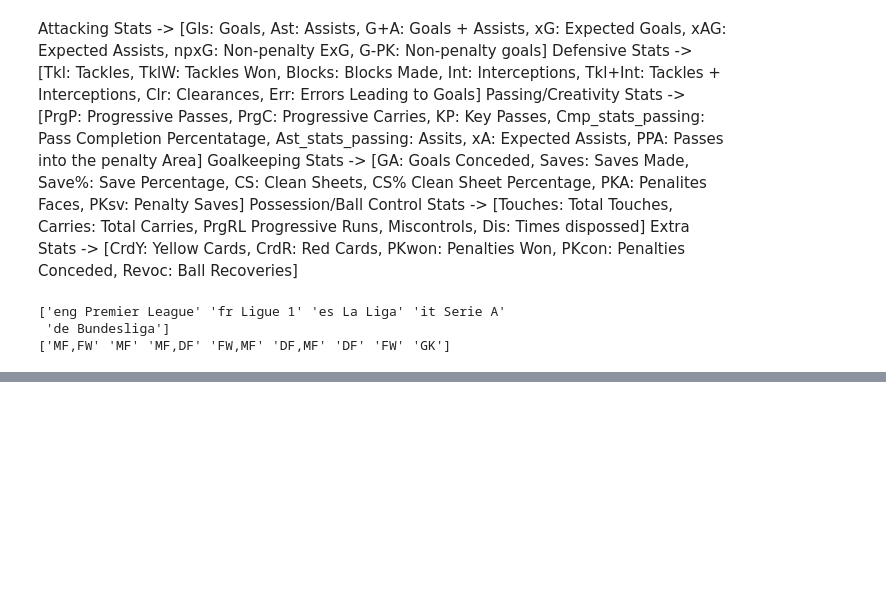
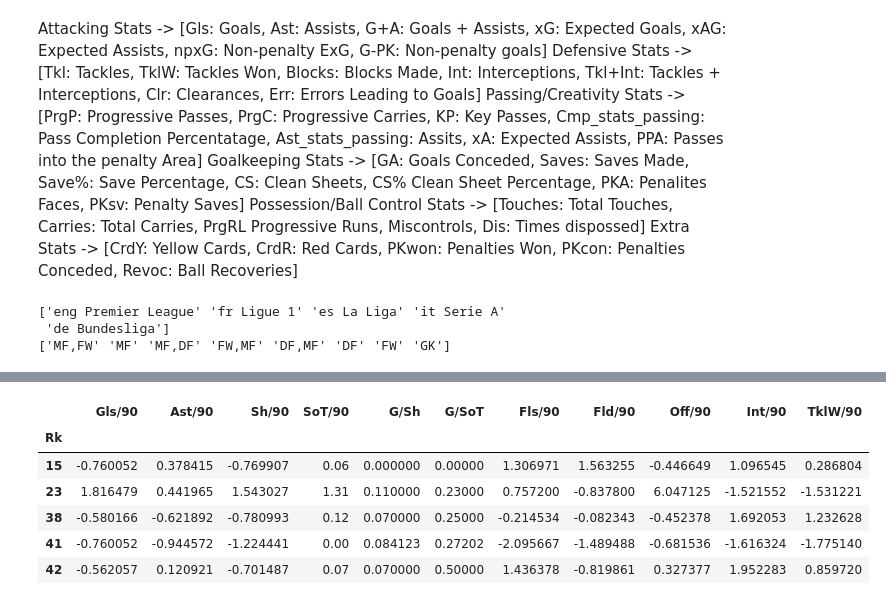
Before and after one commit to grahamx24/scoutGPT, a Jupyter notebook: notebooks/explore.ipynb, the cells around one changed output, grey strips where cells are left out. Saved outputs shown, nothing was run; the diff lists cells and outputs as text; code cells hidden in the pictures; blank space fills up the shorter version.

```diff
--- a/notebooks/explore.ipynb
+++ b/notebooks/explore.ipynb
@@ -57,0 +95,15 @@ prem_outfield.drop(columns=QUALITATIVE_FEATURES)
+# %%
+prem_keepers = prem[prem['Pos'] == 'GK']
+prem_keepers = prem_keepers[GOAL_KEEPER_FEATURES]
+#found no missing values
+
+cols_to_change = ['GA', 'Saves', 'CS', 'PKsv']
+prem_keepers[cols_to_change] = prem_keepers[cols_to_change].apply(lambda x : x / prem_keepers['90s'])
+
+prem_keepers = prem_keepers.rename(columns={'GA': 'GA/90', 'Saves': 'Saves/90', 'CS':'CS/90', 'PKsv': 'PKsv/90'})
+prem_keepers = prem_keepers.drop(columns='90s')
+
+ADJUSTED_COLS = ['GA/90', 'Saves/90', 'CS/90', 'PKsv/90']
+prem_keepers[ADJUSTED_COLS] = scaler.fit_transform(prem_keepers[ADJUSTED_COLS])
+
+prem_keepers.head()
@@ -57,0 +133,28 @@ prem_outfield.drop(columns=QUALITATIVE_FEATURES)
+# %%
+laliga_outfield = laliga[OUTFIELD_FEATURES]
+
+#missing features in G/Sh and G/SoT, fill with mean
+laliga_outfield['G/Sh'] = laliga_outfield['G/Sh'].fillna(laliga_outfield['G/Sh'].mean())
+laliga_outfield['G/SoT'] = laliga_outfield['G/SoT'].fillna(laliga_outfield['G/SoT'].mean())
+
+cols_to_change = ['Gls', 'Ast', 'Sh', 'Fls', 'Fld', 'Off', 'Int', 'TklW']
+laliga_outfield[cols_to_change] = laliga_outfield[cols_to_change].apply(lambda x : x / laliga_outfield['90s'])
+
+laliga_outfield = laliga_outfield.rename(columns={'Gls': 'Gls/90', 'Ast': 'Ast/90', 'Sh': 'Sh/90',
+                                              'Fls': 'Fls/90', 'Fld': 'Fld/90', 'Off': 'Off/90',
+                                              'Int': 'Int/90', 'TklW': 'TklW/90'})
+laliga_outfield = laliga_outfield.drop(columns='90s')
+
+ADJUSTED_FEATURES = ['Gls/90', 'Ast/90', 'Sh/90', 'Fls/90', 'Fld/90', 'Off/90', 'Int/90', 'TklW/90']
+
+laliga_outfield[ADJUSTED_FEATURES] = scaler.fit_transform(laliga_outfield[ADJUSTED_FEATURES])
+
+laliga_outfield.head()
+# %% [output]
+|  | Gls/90 | Ast/90 | Sh/90 | SoT/90 | G/Sh | G/SoT | Fls/90 | Fld/90 | Off/90 | Int/90 | TklW/90 |
+| Rk |  |  |  |  |  |  |  |  |  |  |  |
+| 15 | -0.760052 | 0.378415 | -0.769907 | 0.06 | 0.000000 | 0.00000 | 1.306971 | 1.563255 | -0.446649 | 1.096545 | 0.286804 |
+| 23 | 1.816479 | 0.441965 | 1.543027 | 1.31 | 0.110000 | 0.23000 | 0.757200 | -0.837800 | 6.047125 | -1.521552 | -1.531221 |
+| 38 | -0.580166 | -0.621892 | -0.780993 | 0.12 | 0.070000 | 0.25000 | -0.214534 | -0.082343 | -0.452378 | 1.692053 | 1.232628 |
+| 41 | -0.760052 | -0.944572 | -1.224441 | 0.00 | 0.084123 | 0.27202 | -2.095667 | -1.489488 | -0.681536 | -1.616324 | -1.775140 |
+| 42 | -0.562057 | 0.120921 | -0.701487 | 0.07 | 0.070000 | 0.50000 | 1.436378 | -0.819861 | 0.327377 | 1.952283 | 0.859720 |
```
Also changed, not shown: parts of 11 cells of this notebook.
